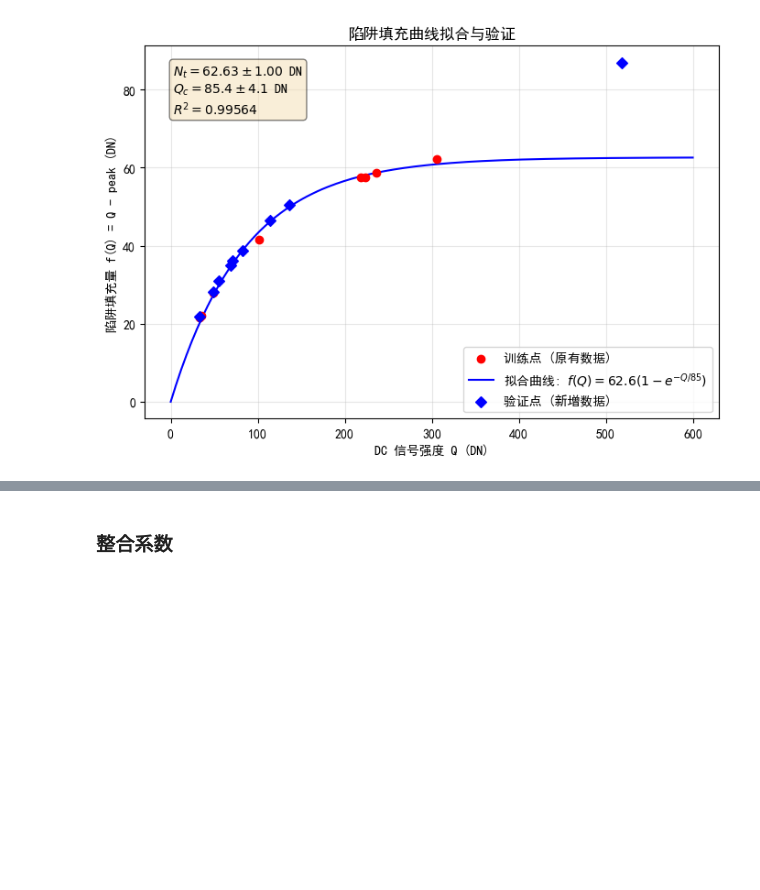
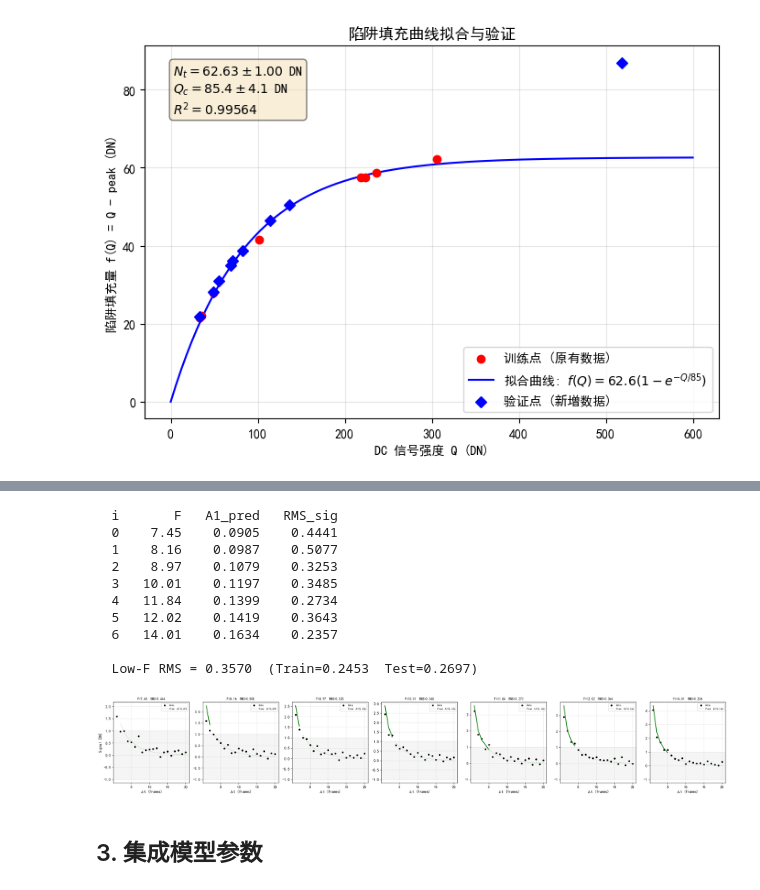
Before and after one commit to dotamh/ZP8_algo_lab, a Jupyter notebook: lag_model_fit_test.ipynb, the cells around one changed output, grey strips where cells are left out. Saved outputs shown, nothing was run; the diff lists cells and outputs as text; code cells hidden in the pictures; blank space fills up the shorter version.

```diff
--- a/lag_model_fit_test.ipynb
+++ b/lag_model_fit_test.ipynb
@@ -366,5 +463,49 @@ k = 0.422 ± 0.032 (衰减率)
+# %%
+"""F ≤ 15 外推验证（完全未参与训练）"""
+
+low_idx = np.where(F_all <= 15)[0]
+
+print(f"{'i':>3}  {'F':>6}  {'A1_pred':>8}  {'RMS_sig':>8}")
+for i in low_idx:
+    print(f"{i:3d}  {F_all[i]:6.2f}  {A1_model(F_all[i]):8.4f}  {rms_sig(i):8.4f}")
+
+rms_lw = np.mean([rms_sig(i) for i in low_idx])
+print(f"\n  Low-F RMS = {rms_lw:.4f}  (Train={rms_tr:.4f}  Test={rms_te:.4f})")
+
+ncols = min(len(low_idx), 10)
+fig, axes = plt.subplots(1, ncols, figsize=(3.5*ncols, 4))
+if ncols == 1: axes = [axes]
+
+for col, i in enumerate(low_idx[:ncols]):
+    ax   = axes[col]
+    mask = np.abs(H_raw[i]) > NF
+    ax.axhspan(-NF, NF, alpha=0.08, color='gray')
+    ax.plot(dt, H_raw[i], 'ko', ms=4, label='Data')
+    ax.plot(dt[mask],  predict(i)[mask],  'g-',  lw=2.0)
+    ax.plot(dt[~mask], predict(i)[~mask], 'g--', lw=1.0, alpha=0.3,
+            label=f'Pred  A1={A1_model(F_all[i]):.3f}')
+    ax.set_title(f'F={F_all[i]:.2f}  RMS={rms_sig(i):.3f}', fontsize=9)
+    ax.legend(fontsize=7); ax.grid(True, alpha=0.3)
+    ax.set_xlabel('Δt (frames)')
+    if col == 0: ax.set_ylabel('Signal [DN]')
+
+plt.tight_layout()
+plt.savefig('low_f_validation.png', dpi=120)
+plt.show()
+# %% [output]
+  i       F   A1_pred   RMS_sig
+  0    7.45    0.0905    0.4441
+  1    8.16    0.0987    0.5077
+  2    8.97    0.1079    0.3253
+  3   10.01    0.1197    0.3485
+  4   11.84    0.1399    0.2734
+  5   12.02    0.1419    0.3643
+  6   14.01    0.1634    0.2357
+
+  Low-F RMS = 0.3570  (Train=0.2453  Test=0.2697)
+[figure, added]
 # %% [markdown]
-### 整合系数
+## 3. 集成模型参数
 # %%
 import numpy as np
 from scipy.signal import fftconvolve
```
Also changed, not shown: parts of 15 cells of this notebook, 15 other files.
